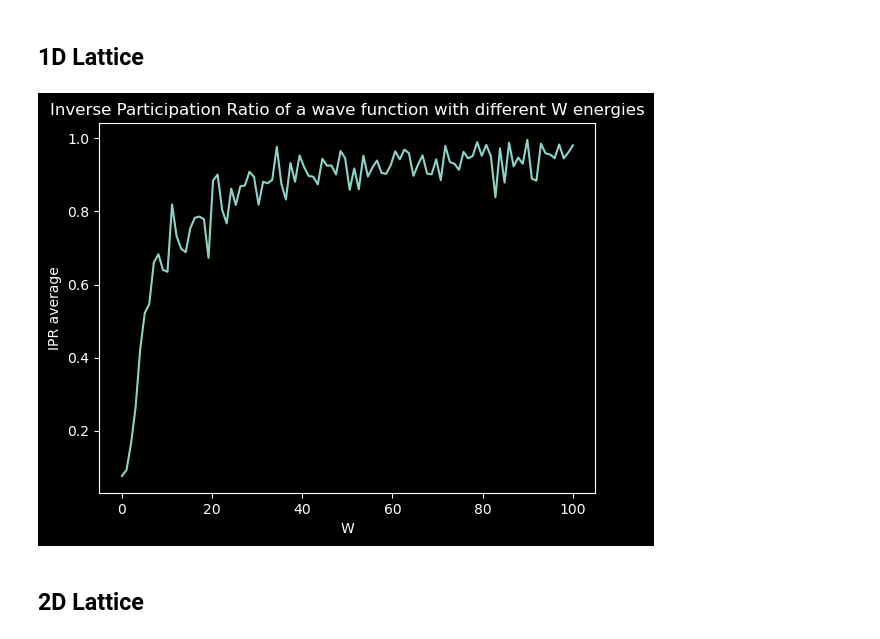
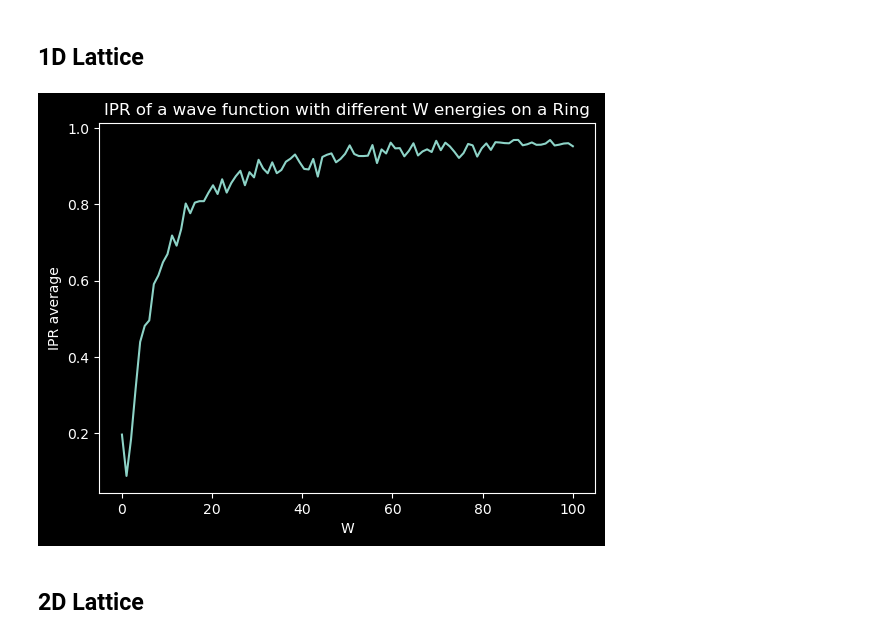
Before and after one commit to ravikoka/qgraph, a Jupyter notebook: plot_ipr.ipynb, the cells around one changed output. Saved outputs shown, nothing was run; the diff lists cells and outputs as text; code cells hidden in the pictures.

Commit message:
plot multiple W values

```diff
--- a/plot_ipr.ipynb
+++ b/plot_ipr.ipynb
@@ -24,36 +21,36 @@ def magto4(psi):
     for x in psi:
         newpsi.append((abs(x))**4)
     return sum(newpsi)
 
 def plotlocalization(ring, tmax):
     hist = ring.solve(tmax, tmax)
     T = np.linspace(0, tmax, tmax)
     localizationlist = []
     for vect in hist:
         localizationlist.append(magto4(vect))
     plt.title("Inverse Participation Ratio (measure of localization) of a wave function over time")
     plt.plot(T, localizationlist)
 
 def localizationfordiffW_chain(Wmax, t, n, thop, num):
     Wlist = np.linspace(0, Wmax, Wmax)
     localizationmeasure = []
     for W in Wlist:
         IPRs = []
         for i in range(num):
             psi_0 = np.zeros(n)
             psi_0[np.random.randint(0, n)] = 1
             ring = AndersonChain(n, psi_0, [-1*W, W], thop)
             psi_t = ring.solveatt(t)
             IPRs.append(magto4(psi_t))
         localizationmeasure.append(mean(IPRs))
     plt.xlabel("W")
     plt.ylabel("IPR average")
-    plt.title("Inverse Participation Ratio of a wave function with different W energies")
+    plt.title("IPR of a wave function with different W energies on a Ring")
     plt.plot(Wlist, localizationmeasure)
 
-localizationfordiffW_chain(100, 10, 30, 1, 10)
+localizationfordiffW_chain(100, 100, 30, 1, 100)
 # %% [output]
-[figure, old version]
+[figure, new version]
 # %% [markdown]
 ## 2D Lattice
 # %%
```
Also changed, not shown: parts of 4 cells of this notebook.
